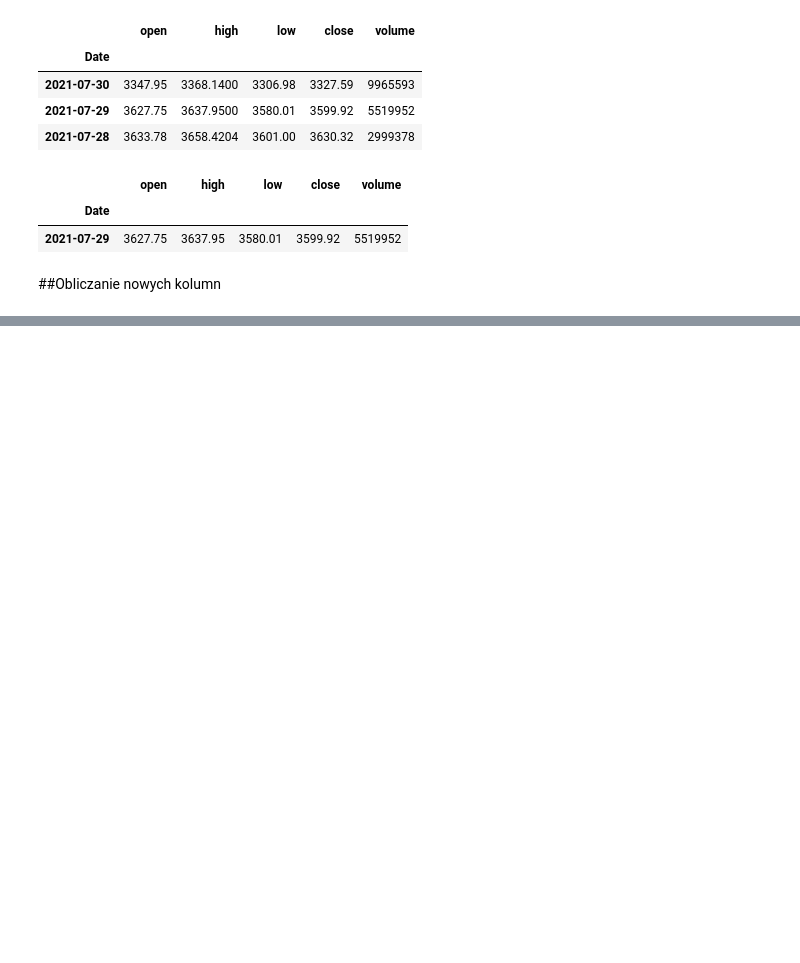
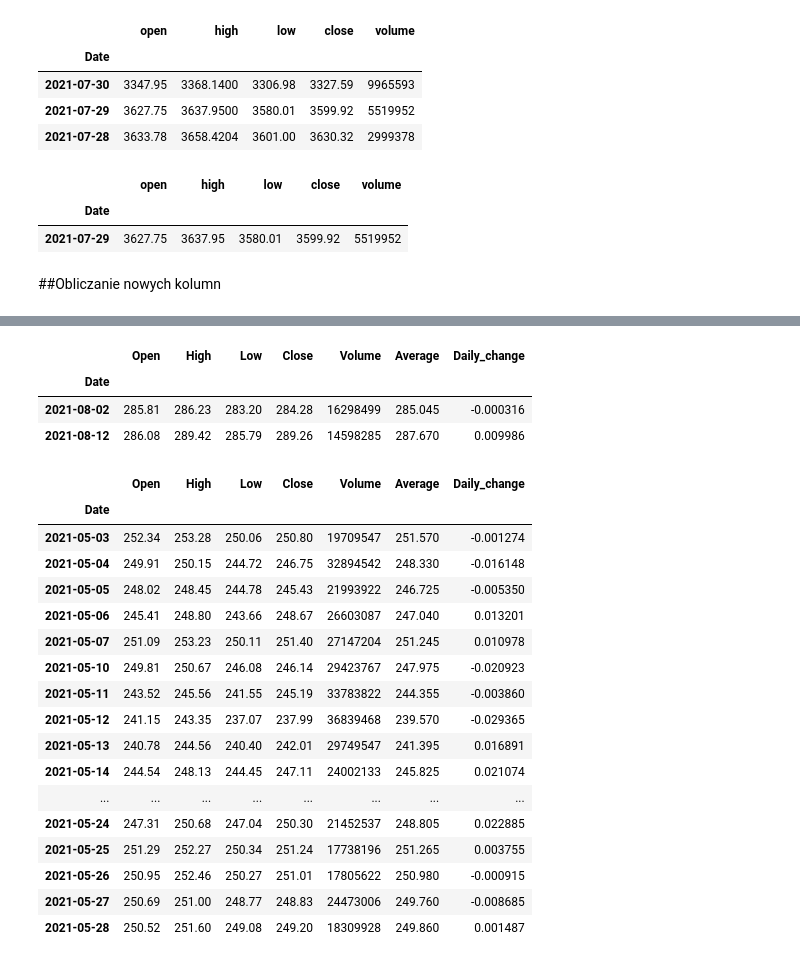
Before and after one commit to trirex79/python, a Jupyter notebook: Analiza_danych/dane_gieldowe_01.ipynb, the cells around one changed output, grey strips where cells are left out. Cells and saved outputs as stored; diff of their text form; code cells hidden in the pictures; blank space fills up the shorter version.

```diff
--- a/Analiza_danych/dane_gieldowe_01.ipynb
+++ b/Analiza_danych/dane_gieldowe_01.ipynb
@@ -225,0 +434,28 @@ df.loc['2021-07-29']
+# %%
+df[(df.index == '2021-08-02') | (df.index == '2021-08-12')]
+# %% [output]
+|  | Open | High | Low | Close | Volume | Average | Daily_change |
+| Date |  |  |  |  |  |  |  |
+| 2021-08-02 | 285.81 | 286.23 | 283.20 | 284.28 | 16298499 | 285.045 | -0.000316 |
+| 2021-08-12 | 286.08 | 289.42 | 285.79 | 289.26 | 14598285 | 287.670 | 0.009986 |
+# %%
+df[(df.index.month == 5) & (df.index.year == 2021)]
+# %% [output]
+|  | Open | High | Low | Close | Volume | Average | Daily_change |
+| Date |  |  |  |  |  |  |  |
+| 2021-05-03 | 252.34 | 253.28 | 250.06 | 250.80 | 19709547 | 251.570 | -0.001274 |
+| 2021-05-04 | 249.91 | 250.15 | 244.72 | 246.75 | 32894542 | 248.330 | -0.016148 |
+| 2021-05-05 | 248.02 | 248.45 | 244.78 | 245.43 | 21993922 | 246.725 | -0.005350 |
+| 2021-05-06 | 245.41 | 248.80 | 243.66 | 248.67 | 26603087 | 247.040 | 0.013201 |
+| 2021-05-07 | 251.09 | 253.23 | 250.11 | 251.40 | 27147204 | 251.245 | 0.010978 |
+| 2021-05-10 | 249.81 | 250.67 | 246.08 | 246.14 | 29423767 | 247.975 | -0.020923 |
+| 2021-05-11 | 243.52 | 245.56 | 241.55 | 245.19 | 33783822 | 244.355 | -0.003860 |
+| 2021-05-12 | 241.15 | 243.35 | 237.07 | 237.99 | 36839468 | 239.570 | -0.029365 |
+| 2021-05-13 | 240.78 | 244.56 | 240.40 | 242.01 | 29749547 | 241.395 | 0.016891 |
+| 2021-05-14 | 244.54 | 248.13 | 244.45 | 247.11 | 24002133 | 245.825 | 0.021074 |
+| ... | ... | ... | ... | ... | ... | ... | ... |
+| 2021-05-24 | 247.31 | 250.68 | 247.04 | 250.30 | 21452537 | 248.805 | 0.022885 |
+| 2021-05-25 | 251.29 | 252.27 | 250.34 | 251.24 | 17738196 | 251.265 | 0.003755 |
+| 2021-05-26 | 250.95 | 252.46 | 250.27 | 251.01 | 17805622 | 250.980 | -0.000915 |
+| 2021-05-27 | 250.69 | 251.00 | 248.77 | 248.83 | 24473006 | 249.760 | -0.008685 |
+| 2021-05-28 | 250.52 | 251.60 | 249.08 | 249.20 | 18309928 | 249.860 | 0.001487 |
```
Also changed, not shown: parts of 22 cells of this notebook.
